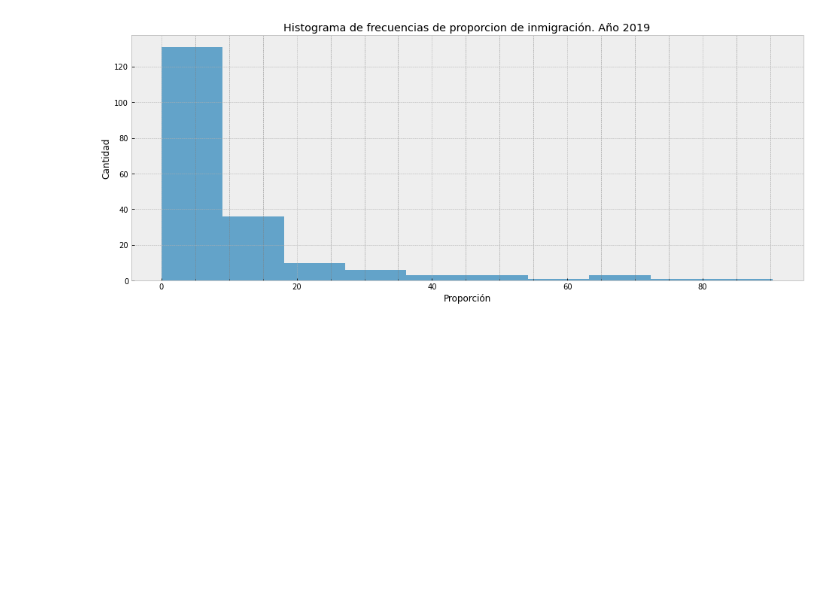
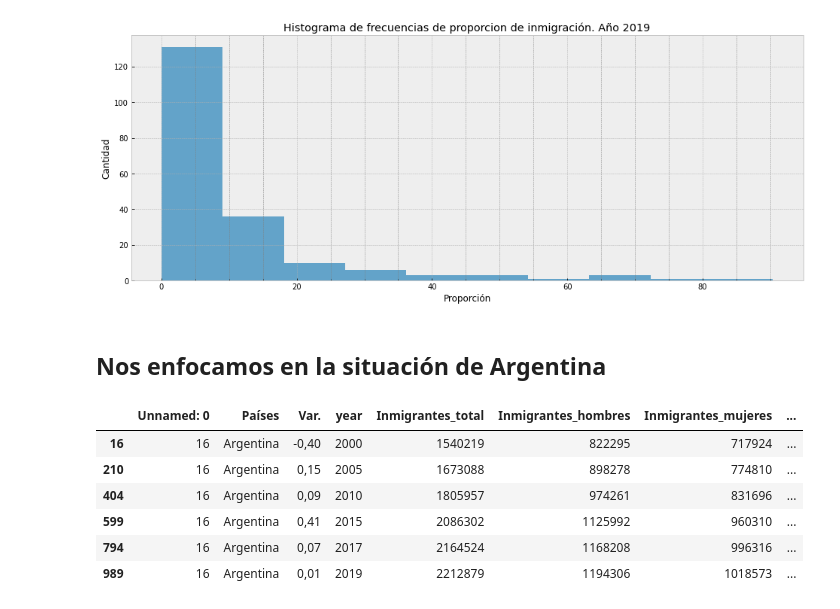
Before and after one commit to ispc-programador2022/TSSSM5, a Jupyter notebook: Scraping/Informe.ipynb, the cells around one changed output. Cells and saved outputs as stored; diff of their text form; code cells hidden in the pictures; blank space fills up the shorter version.

```diff
--- a/Scraping/Informe.ipynb
+++ b/Scraping/Informe.ipynb
@@ -219,3 +219,16 @@ plt.show()
 # %% [output]
 [figure]
 [figure]
+# %% [markdown]
+## Nos enfocamos en la situación de Argentina
+# %%
+arg_inmig = df_complete[df_complete['Países'] == 'Argentina']
+arg_inmig.head(6)
+# %% [output]
+|  | Unnamed: 0 | Países | Var. | year | Inmigrantes_total | Inmigrantes_hombres | Inmigrantes_mujeres | ... |
+| 16 | 16 | Argentina | -0,40 | 2000 | 1540219 | 822295 | 717924 | ... |
+| 210 | 16 | Argentina | 0,15 | 2005 | 1673088 | 898278 | 774810 | ... |
+| 404 | 16 | Argentina | 0,09 | 2010 | 1805957 | 974261 | 831696 | ... |
+| 599 | 16 | Argentina | 0,41 | 2015 | 2086302 | 1125992 | 960310 | ... |
+| 794 | 16 | Argentina | 0,07 | 2017 | 2164524 | 1168208 | 996316 | ... |
+| 989 | 16 | Argentina | 0,01 | 2019 | 2212879 | 1194306 | 1018573 | ... |
```
Also changed, not shown: parts of 1 cell of this notebook.
